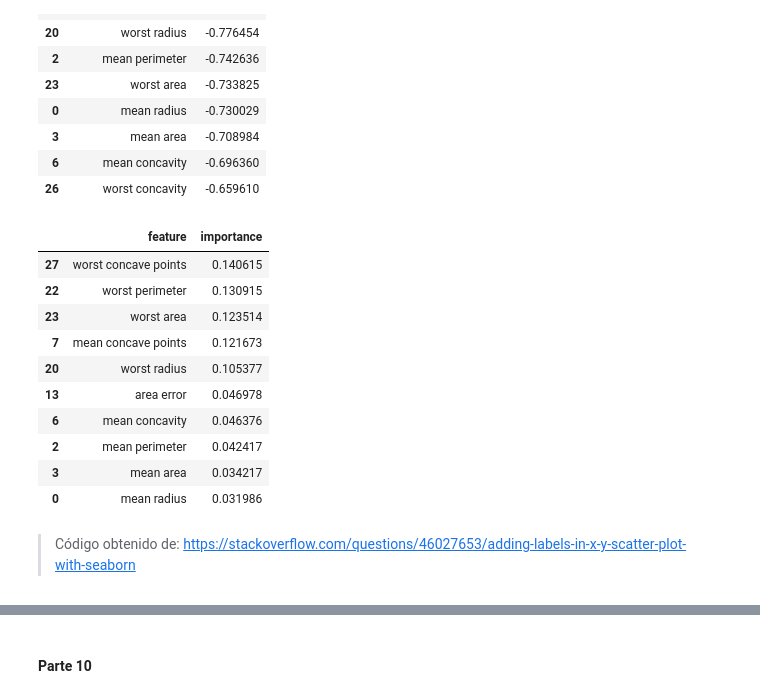
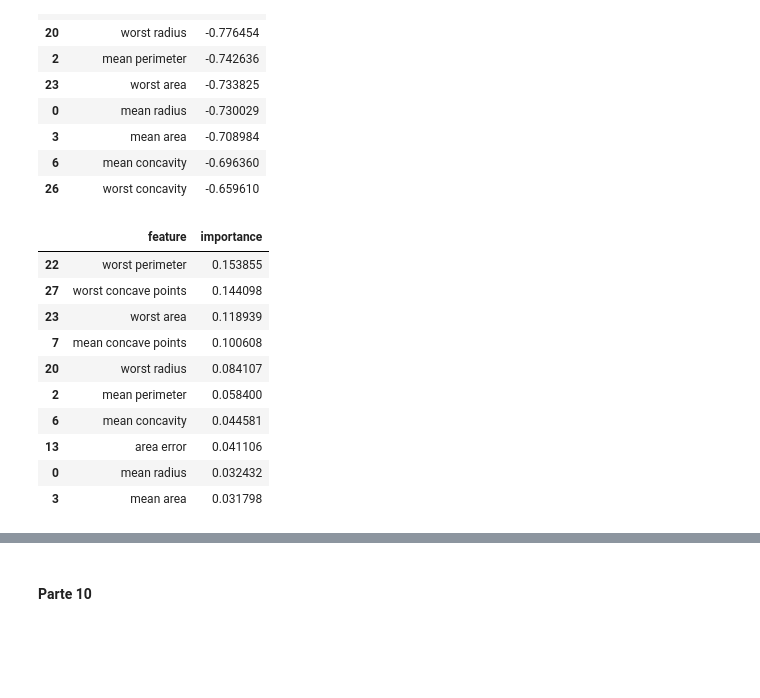
Before and after one commit to RodrigoRiveraRico/data_science_FCiencias, a Jupyter notebook: Clase_8/Clase_8.ipynb, the cells around one changed output, grey strips where cells are left out. Saved outputs shown, nothing was run; the diff lists cells and outputs as text; code cells hidden in the pictures; blank space fills up the shorter version.

```diff
--- a/Clase_8/Clase_8.ipynb
+++ b/Clase_8/Clase_8.ipynb
@@ -443,13 +443,13 @@ rf_clf = RandomForestClassifier(n_estimators=140, max_depth=None, random_state=s
 
 rf_clf.fit(X_train, y_train)
 
-df = pd.DataFrame({'feature': dataset.feature_names, 'importance': rf_clf.feature_importances_})
+df_importance = pd.DataFrame({'feature': dataset.feature_names, 'importance': rf_clf.feature_importances_})
 
-df.sort_values(by='importance', ascending=True, inplace=True)
+df_importance.sort_values(by='importance', ascending=True, inplace=True)
 
-sns.barplot(data=df, x='importance', y='feature')
+sns.barplot(data=df_importance, x='importance', y='feature')
 plt.ylabel("")
-plt.xlabel("Importance")
+plt.xlabel("Importancia")
 plt.title("Importancia de las características")
 plt.grid(True, axis='x', alpha=0.7)
 plt.show()
@@ -485,21 +493,19 @@ top_10_correlation
 | 6 | mean concavity | -0.696360 |
 | 26 | worst concavity | -0.659610 |
 # %%
-top_10_importance = df.sort_values(by='importance', ascending=False).head(10)
+top_10_importance = df_importance.sort_values(by='importance', ascending=False).head(10)
 
 top_10_importance
 # %% [output]
 |  | feature | importance |
-| 27 | worst concave points | 0.140615 |
-| 22 | worst perimeter | 0.130915 |
-| 23 | worst area | 0.123514 |
-| 7 | mean concave points | 0.121673 |
-| 20 | worst radius | 0.105377 |
-| 13 | area error | 0.046978 |
-| 6 | mean concavity | 0.046376 |
-| 2 | mean perimeter | 0.042417 |
-| 3 | mean area | 0.034217 |
-| 0 | mean radius | 0.031986 |
+| 22 | worst perimeter | 0.153855 |
+| 27 | worst concave points | 0.144098 |
+| 23 | worst area | 0.118939 |
+| 7 | mean concave points | 0.100608 |
+| 20 | worst radius | 0.084107 |
+| 2 | mean perimeter | 0.058400 |
+| 6 | mean concavity | 0.044581 |
+| 13 | area error | 0.041106 |
+| 0 | mean radius | 0.032432 |
+| 3 | mean area | 0.031798 |
-# %% [markdown]
-> Código obtenido de: https://stackoverflow.com/questions/46027653/adding-labels-in-x-y-scatter-plot-with-seaborn
 # %%
```
Also changed, not shown: parts of 7 cells of this notebook.
